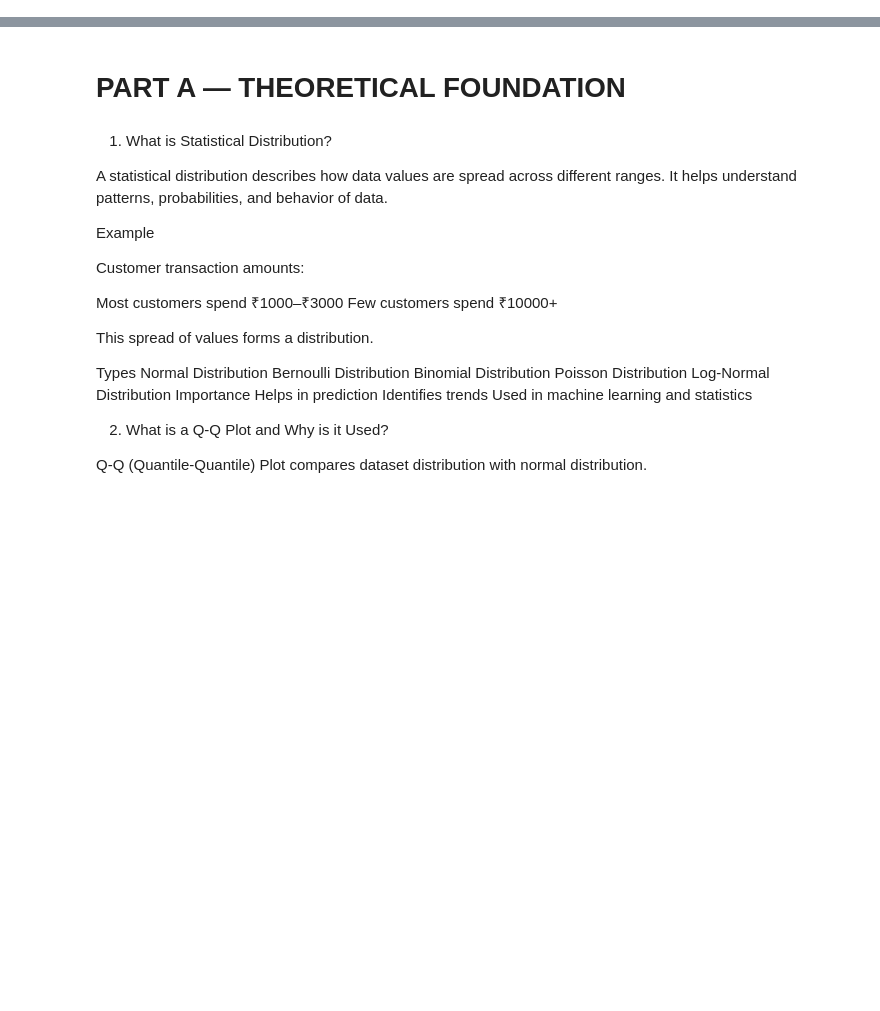
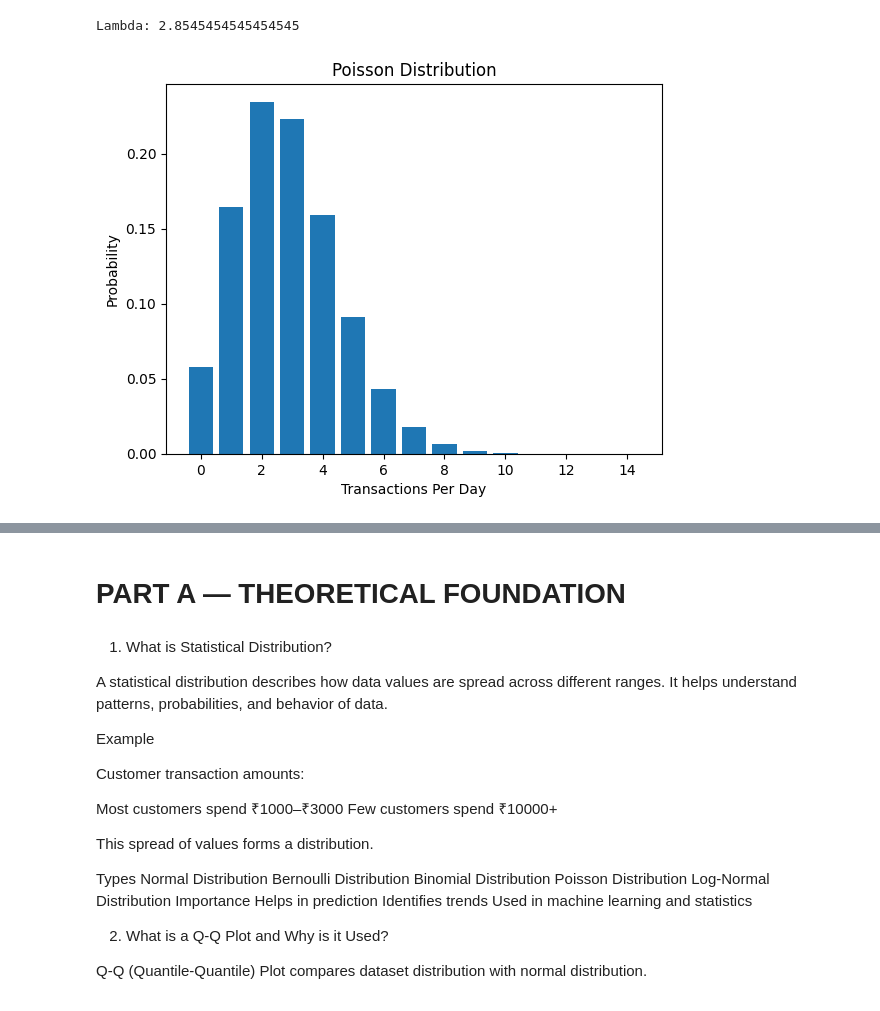
Before and after one commit to Devpatel7777/maths-pr-4, a Jupyter notebook: PR4.ipynb, the cells around one changed output, grey strips where cells are left out. Cells and saved outputs as stored; diff of their text form; code cells hidden in the pictures; blank space fills up the shorter version.

```diff
--- a/PR4.ipynb
+++ b/PR4.ipynb
@@ -14,0 +63,23 @@ ModuleNotFoundError: No module named 'powerlaw'
+# %%
+# Poisson Distribution
+
+lambda_value = df['transaction_count'].mean()
+
+print("Lambda:", lambda_value)
+
+x = np.arange(0, 15)
+
+poisson_pmf = poisson.pmf(x, lambda_value)
+
+plt.bar(x, poisson_pmf)
+
+plt.title("Poisson Distribution")
+
+plt.xlabel("Transactions Per Day")
+
+plt.ylabel("Probability")
+
+plt.show()
+# %% [output]
+Lambda: 2.8545454545454545
+[figure, added]
```
Also changed, not shown: parts of 27 cells of this notebook.
